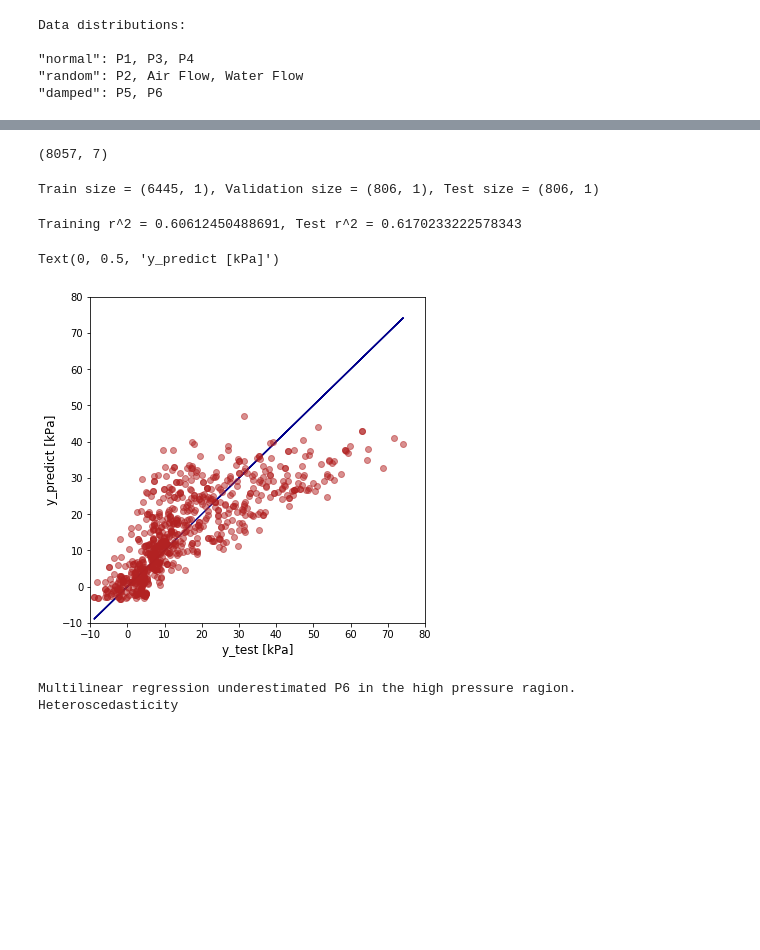
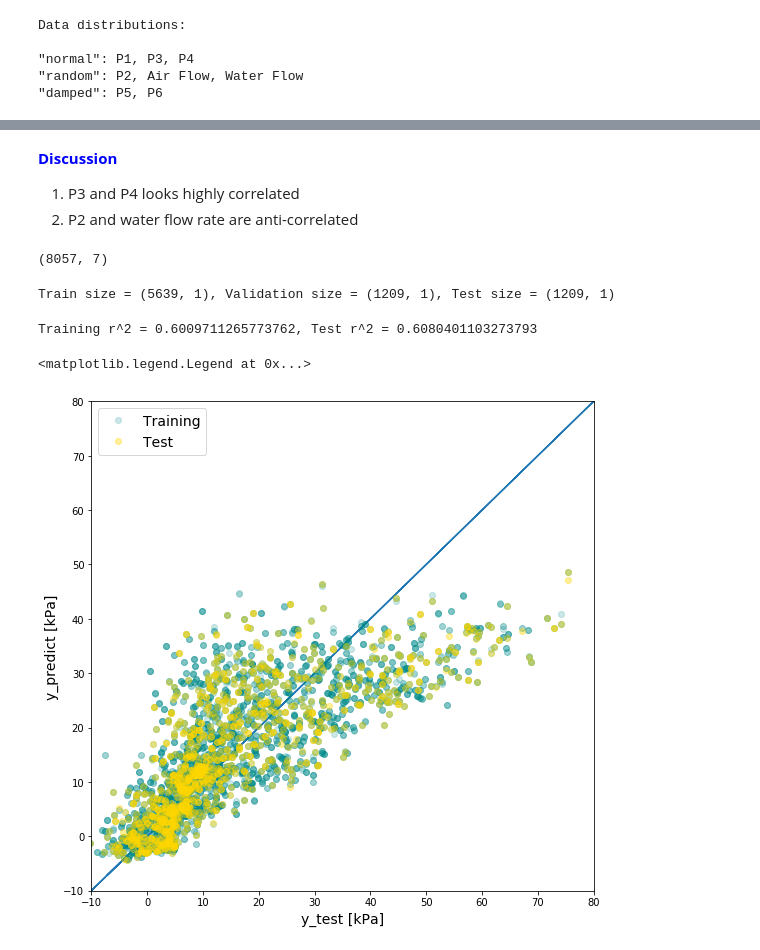
Before and after one commit to triton-wolfe/CHbE-6745-4745-Group-Project, a Jupyter notebook: Group_Project.ipynb, the cells around one changed output, grey strips where cells are left out. Cells and saved outputs as stored; diff of their text form; code cells hidden in the pictures; blank space fills up the shorter version.

Commit message:
Correlation matrix
1. correlation matrix
2. modified parity plot

```diff
--- a/Group_Project.ipynb
+++ b/Group_Project.ipynb
@@ -70,3 +95,8 @@ Data distributions:
+# %% [markdown]
+<font color=blue>**Discussion**</font>
+
+1. P3 and P4 looks highly correlated
+2. P2 and water flow rate are anti-correlated
 # %%
 ########################################## Baseline model #################################################################
 
@@ -85,41 +115,38 @@ print(X_scaled.shape)
 
 from sklearn.model_selection import train_test_split
 
-# 80%-training, 10%-validation, 10%-test ###generate both validation and test data set in case needing hyperparameter tuning
-X_train, X_, y_train, y_ = train_test_split(X_scaled, y, test_size=0.2, shuffle=True)
+# 70%-training, 15%-validation, 15%-test ###generate both validation and test data set in case needing hyperparameter tuning
+X_train, X_, y_train, y_ = train_test_split(X_scaled, y, test_size=0.3, shuffle=True)
 X_validation, X_test, y_validation, y_test = train_test_split(X_, y_, test_size=0.5, shuffle=True)
 
 print('Train size = {}, Validation size = {}, Test size = {}'.format(y_train.shape, y_validation.shape, y_test.shape))
 # %% [output]
-Train size = (6445, 1), Validation size = (806, 1), Test size = (806, 1)
+Train size = (5639, 1), Validation size = (1209, 1), Test size = (1209, 1)
 # %%
 # multi-linear regression
 
 from sklearn.linear_model import LinearRegression
 
 model = LinearRegression()
 model.fit(X_train,y_train)
-y_hat = model.predict(X_test)
+y_hat_test = model.predict(X_test)
+y_hat_train = model.predict(X_train)
 
 r2_train = model.score(X_train,y_train)
 r2_test = model.score(X_test,y_test)
 
 print('Training r^2 = {}, Test r^2 = {}'.format(r2_train, r2_test))
 
-fig, ax = plt.subplots(figsize = (6, 6))
-ax.plot(y_test, y_test, '-', color='darkblue')
-ax.plot(y_test, y_hat, 'o', color='firebrick', alpha = 0.5)
+fig, ax = plt.subplots(figsize = (9, 9))
+ax.plot(y_test, y_test, '-')
+ax.plot(y_train, y_hat_train, 'o', label = 'Training', color='darkcyan', alpha = 0.2)
+ax.plot(y_test, y_hat_test, 'o', label = 'Test', color='gold', alpha = 0.4)
 plt.xlim(-10, 80)
 plt.ylim(-10, 80)
-ax.set_xlabel('y_test [kPa]', fontsize = 12)
-ax.set_ylabel('y_predict [kPa]', fontsize = 12)
+ax.set_xlabel('y_test [kPa]', fontsize = 14)
+ax.set_ylabel('y_predict [kPa]', fontsize = 14)
+plt.legend(loc = 2, fontsize = 14)
 # %% [output]
-Training r^2 = 0.60612450488691, Test r^2 = 0.6170233222578343
+Training r^2 = 0.6009711265773762, Test r^2 = 0.6080401103273793
-Text(0, 0.5, 'y_predict [kPa]')
+<matplotlib.legend.Legend at 0x...>
-[figure, old version]
+[figure, new version]
-# %%
-print('Multilinear regression underestimated P6 in the high pressure ragion.')
-print('Heteroscedasticity')
-# %% [output]
-Multilinear regression underestimated P6 in the high pressure ragion.
-Heteroscedasticity
```
Also changed, not shown: parts of 4 cells of this notebook.
